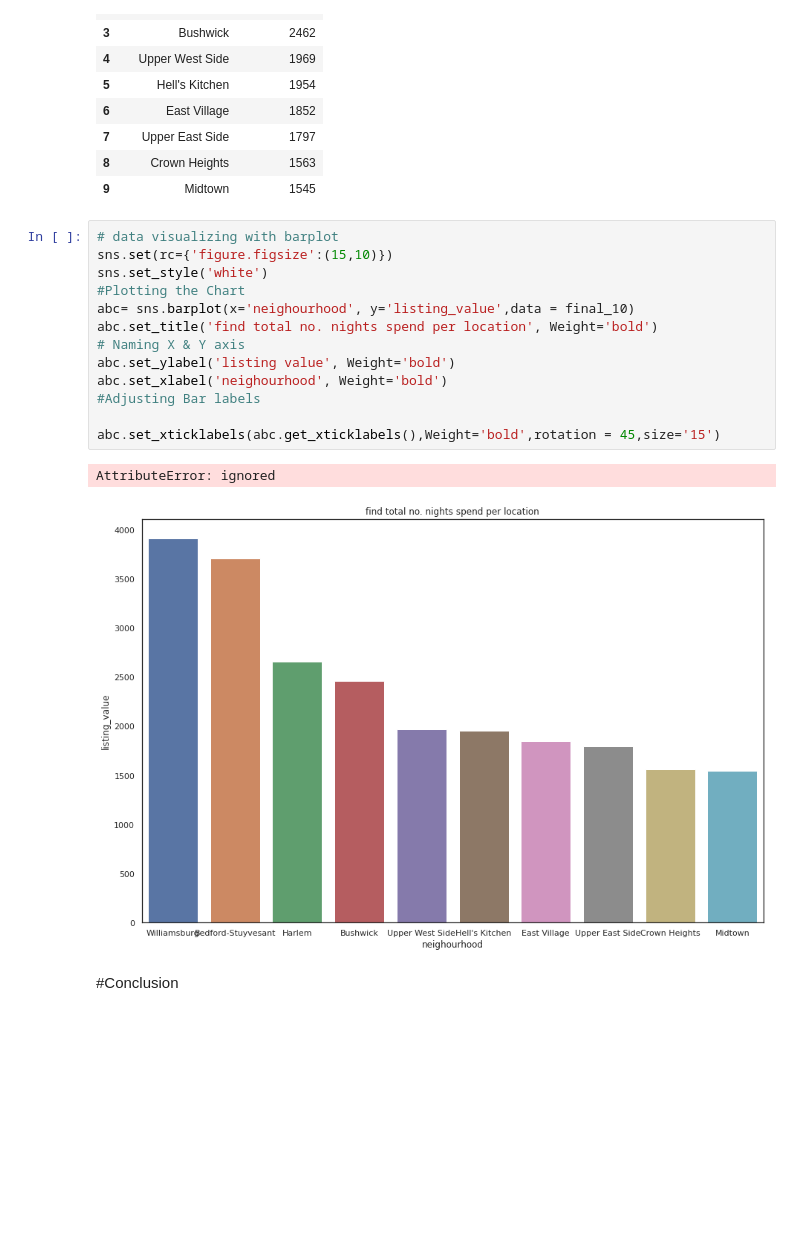
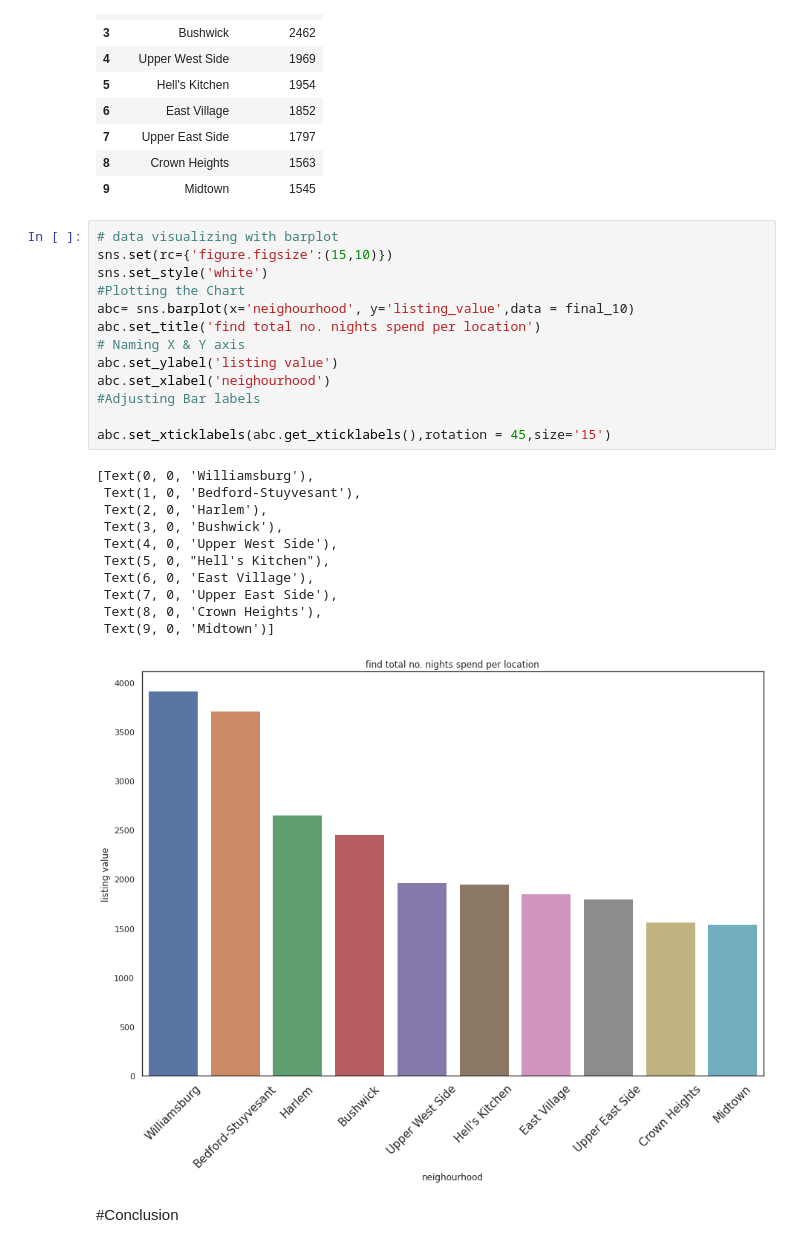
Before and after one commit to Navneet-Nicer/EDA-Airbnb-Bookings-Analysis, a Jupyter notebook: EDA_Airbnb_Bookings_Analysis2.ipynb, the cells around one changed output. Cells and saved outputs as stored; diff of their text form; blank space fills up the shorter version.

```diff
--- a/EDA_Airbnb_Bookings_Analysis2.ipynb
+++ b/EDA_Airbnb_Bookings_Analysis2.ipynb
@@ -1236,19 +1240,28 @@ final_10
 # %%
 # data visualizing with barplot
 sns.set(rc={'figure.figsize':(15,10)})
 sns.set_style('white')
 #Plotting the Chart
 abc= sns.barplot(x='neighourhood', y='listing_value',data = final_10)
-abc.set_title('find total no. nights spend per location', Weight='bold')
+abc.set_title('find total no. nights spend per location')
 # Naming X & Y axis
-abc.set_ylabel('listing value', Weight='bold')
-abc.set_xlabel('neighourhood', Weight='bold')
+abc.set_ylabel('listing value')
+abc.set_xlabel('neighourhood')
 #Adjusting Bar labels
 
-abc.set_xticklabels(abc.get_xticklabels(),Weight='bold',rotation = 45,size='15')
+abc.set_xticklabels(abc.get_xticklabels(),rotation = 45,size='15')
 # %% [output]
-AttributeError: ignored
+[Text(0, 0, 'Williamsburg'),
+ Text(1, 0, 'Bedford-Stuyvesant'),
+ Text(2, 0, 'Harlem'),
+ Text(3, 0, 'Bushwick'),
+ Text(4, 0, 'Upper West Side'),
+ Text(5, 0, "Hell's Kitchen"),
+ Text(6, 0, 'East Village'),
+ Text(7, 0, 'Upper East Side'),
+ Text(8, 0, 'Crown Heights'),
+ Text(9, 0, 'Midtown')]
-[figure, old version]
+[figure, new version]
 # %% [markdown]
 #Conclusion
 # %% [markdown]
```
Also changed, not shown: parts of 2 cells of this notebook.
